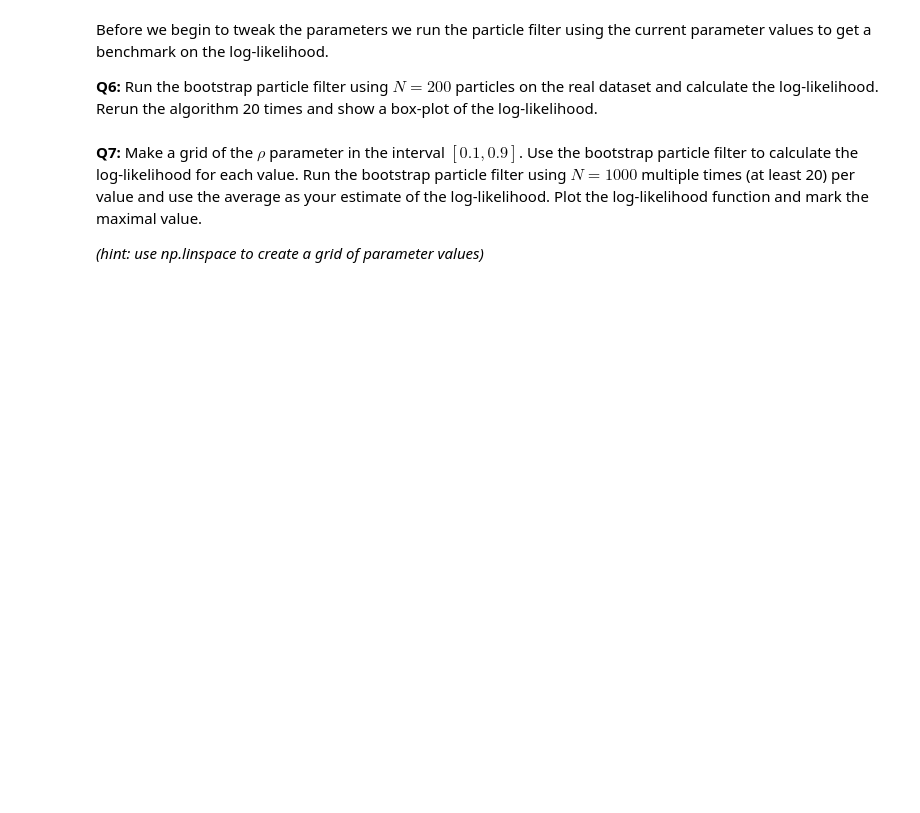
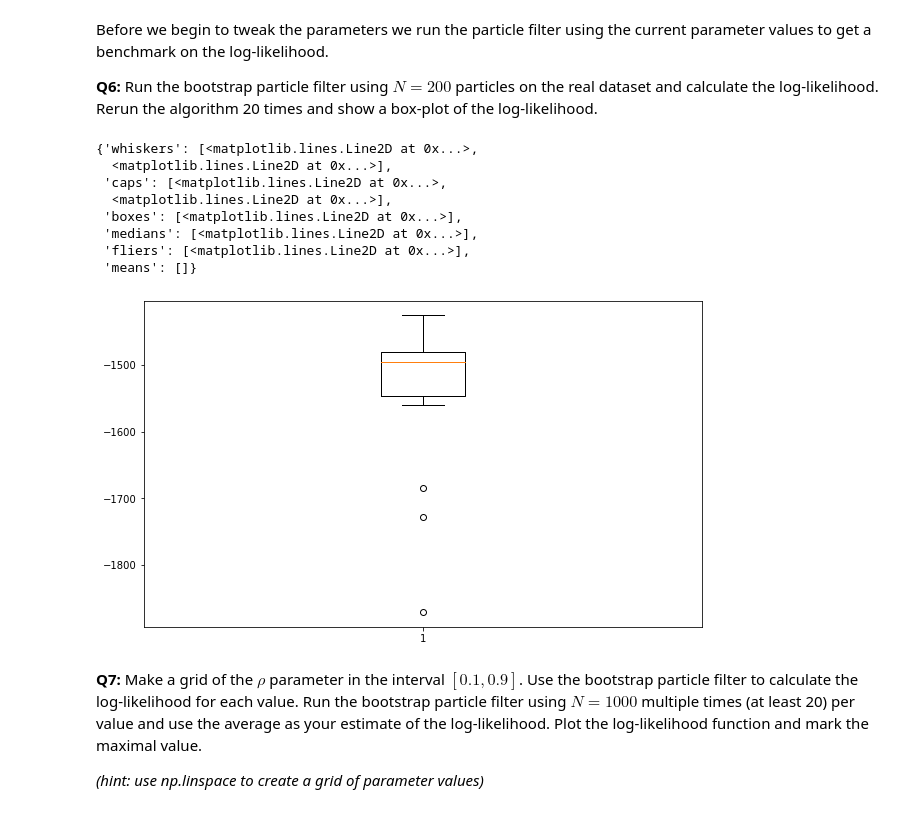
Before and after one commit to nicta839/MSc_Statistics_and_Machine_Learning, a Jupyter notebook: Time Series and Sequence Learning - 732A80/lab3/tssl_lab3.ipynb, the cells around one changed output. Cells and saved outputs as stored; diff of their text form; code cells hidden in the pictures; blank space fills up the shorter version.

```diff
--- a/Time Series and Sequence Learning - 732A80/lab3/tssl_lab3.ipynb
+++ b/Time Series and Sequence Learning - 732A80/lab3/tssl_lab3.ipynb
@@ -408,6 +408,24 @@ You are more than welcome to also study the other parameters.
 Before we begin to tweak the parameters we run  the particle filter using the current parameter values to get a benchmark on the log-likelihood.
 
 **Q6:** Run the bootstrap particle filter using $N=200$ particles on the real dataset and calculate the log-likelihood. Rerun the algorithm 20 times and show a box-plot of the log-likelihood.
+# %%
+log_lik = np.zeros((20,1))
+
+for i in range(20):
+    BPF_model200 = bpf(model=model, y=y_sthlm, numParticles=200)
+    log_lik[i, 0] = BPF_model200.logZ
+# %%
+plt.boxplot(x=log_lik)
+# %% [output]
+{'whiskers': [<matplotlib.lines.Line2D at 0x...>,
+  <matplotlib.lines.Line2D at 0x...>],
+ 'caps': [<matplotlib.lines.Line2D at 0x...>,
+  <matplotlib.lines.Line2D at 0x...>],
+ 'boxes': [<matplotlib.lines.Line2D at 0x...>],
+ 'medians': [<matplotlib.lines.Line2D at 0x...>],
+ 'fliers': [<matplotlib.lines.Line2D at 0x...>],
+ 'means': []}
+[figure, added]
 # %% [markdown]
 **Q7:** Make a grid of the $\rho$ parameter in the interval $[0.1, 0.9]$. Use the bootstrap particle filter to calculate the log-likelihood for each value. Run the bootstrap particle filter using $N=1000$ multiple times (at least 20) per value and use the average as your estimate of the log-likelihood. Plot the log-likelihood function and mark the maximal value.
 
```
Also changed, not shown: parts of 23 cells of this notebook.
